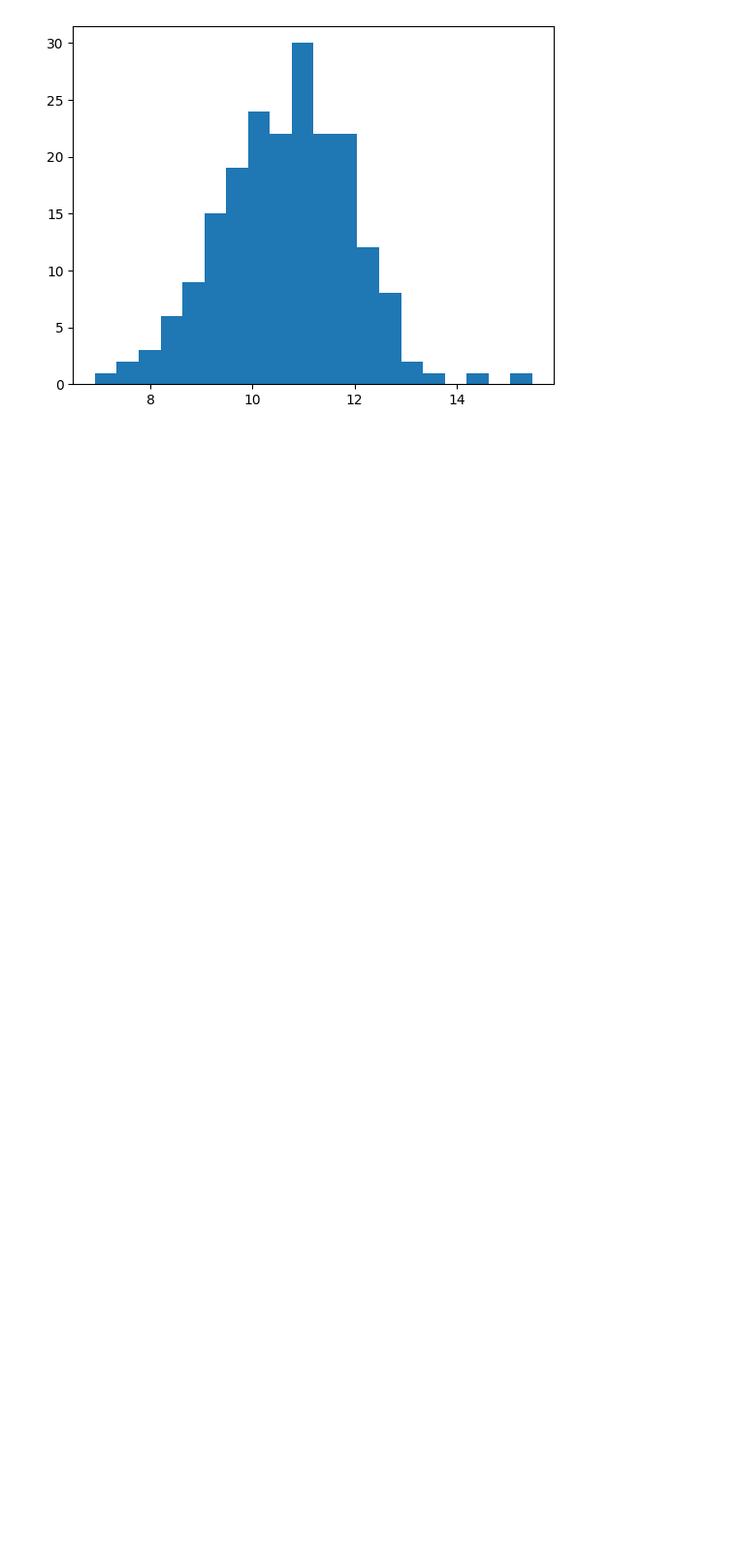
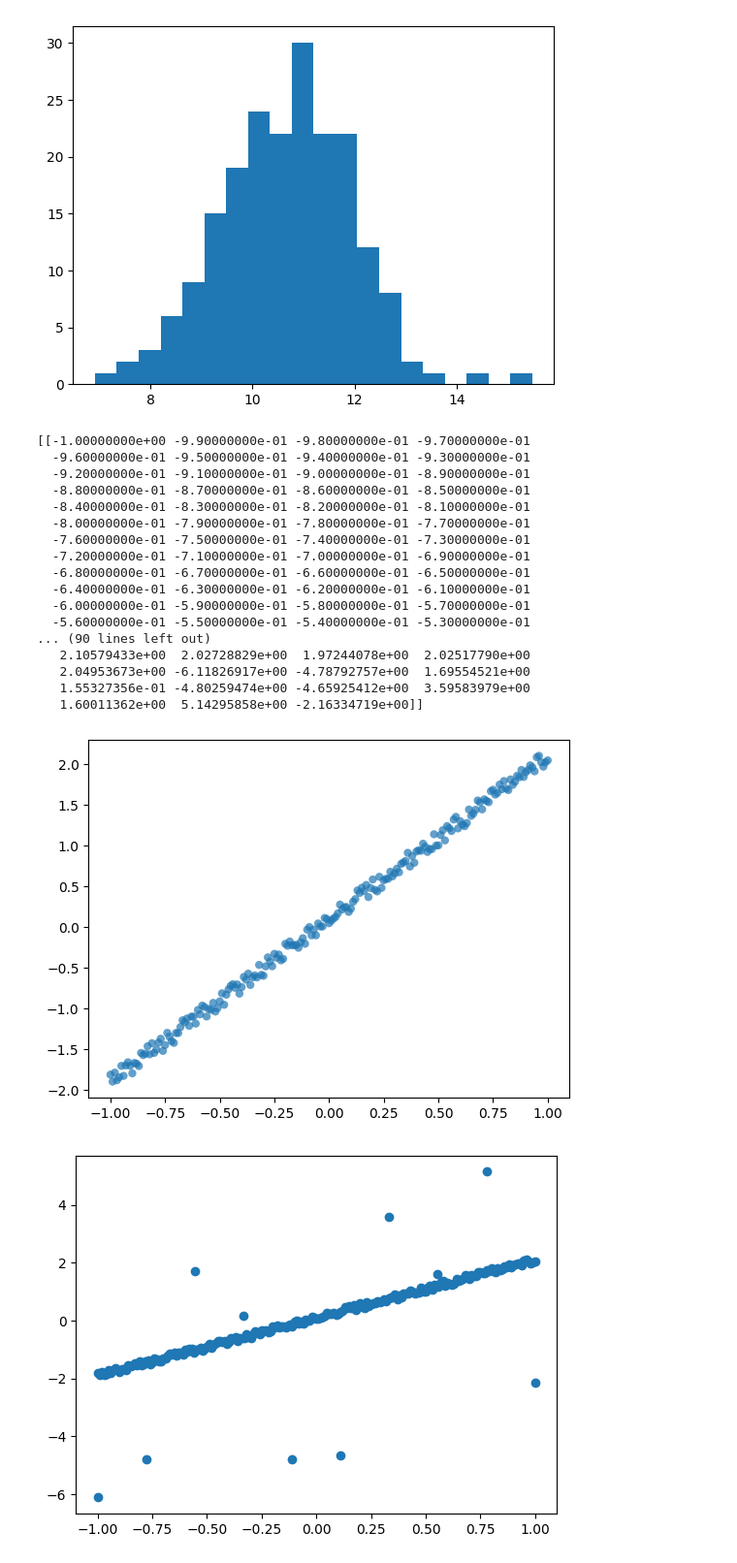
Before and after one commit to davvidbaker/aes-hw-s24, a Jupyter notebook: data-science/hw-1.ipynb, the cells around one changed output. Shown: that part at 97% size. Saved outputs shown, nothing was run; the diff lists cells and outputs as text; code cells hidden in the pictures; blank space fills up the shorter version.

```diff
--- a/data-science/hw-1.ipynb
+++ b/data-science/hw-1.ipynb
@@ -96,3 +96,38 @@ Transformed skewness: 0.020138009779051586
  <BarContainer object of 20 artists>)
 [figure]
 [figure]
+# %%
+x1 = np.linspace(-1, 1, 201)
+x2 = [i * 2 + np.random.rand() * 0.2 for i in x1]
+
+arr = np.array([x1, x2])
+
+plt.scatter(x1, x2, alpha=0.7, edgecolors="none")
+
+x1_aug = [*x1, *np.linspace(-1, 1, 10)]
+x2_aug = [*x2, *[i * 2 + np.random.rand() * 10 - 5 for i in np.linspace(-1, 1, 10)]]
+augmented = np.array([x1_aug, x2_aug])
+
+plt.figure()
+plt.scatter(x1_aug, x2_aug)
+print(augmented)
+# %% [output]
+[[-1.00000000e+00 -9.90000000e-01 -9.80000000e-01 -9.70000000e-01
+  -9.60000000e-01 -9.50000000e-01 -9.40000000e-01 -9.30000000e-01
+  -9.20000000e-01 -9.10000000e-01 -9.00000000e-01 -8.90000000e-01
+  -8.80000000e-01 -8.70000000e-01 -8.60000000e-01 -8.50000000e-01
+  -8.40000000e-01 -8.30000000e-01 -8.20000000e-01 -8.10000000e-01
+  -8.00000000e-01 -7.90000000e-01 -7.80000000e-01 -7.70000000e-01
+  -7.60000000e-01 -7.50000000e-01 -7.40000000e-01 -7.30000000e-01
+  -7.20000000e-01 -7.10000000e-01 -7.00000000e-01 -6.90000000e-01
+  -6.80000000e-01 -6.70000000e-01 -6.60000000e-01 -6.50000000e-01
+  -6.40000000e-01 -6.30000000e-01 -6.20000000e-01 -6.10000000e-01
+  -6.00000000e-01 -5.90000000e-01 -5.80000000e-01 -5.70000000e-01
+  -5.60000000e-01 -5.50000000e-01 -5.40000000e-01 -5.30000000e-01
+... (90 lines left out)
+   2.10579433e+00  2.02728829e+00  1.97244078e+00  2.02517790e+00
+   2.04953673e+00 -6.11826917e+00 -4.78792757e+00  1.69554521e+00
+   1.55327356e-01 -4.80259474e+00 -4.65925412e+00  3.59583979e+00
+   1.60011362e+00  5.14295858e+00 -2.16334719e+00]]
+[figure, added]
+[figure, added]
```
Also changed, not shown: 2 other files.
